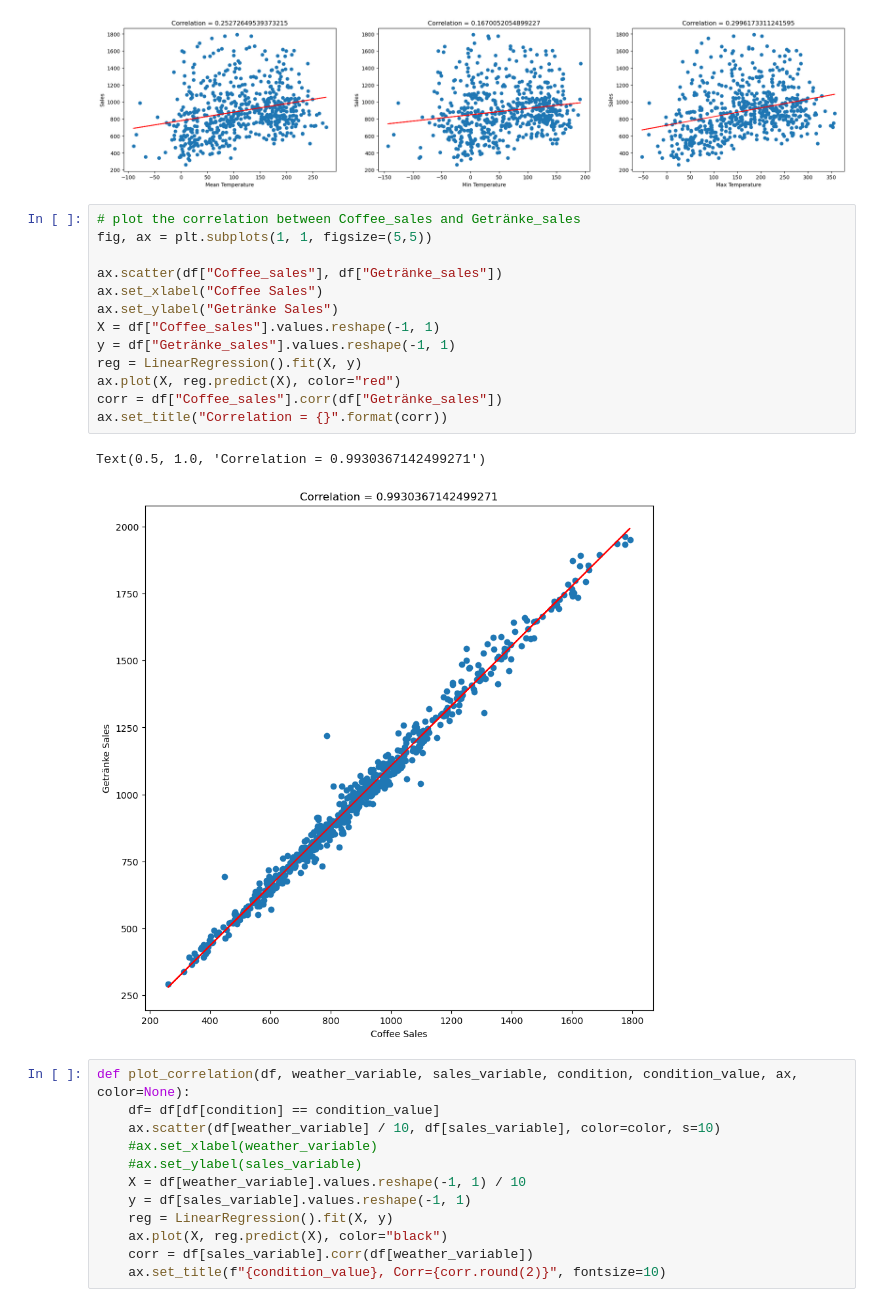
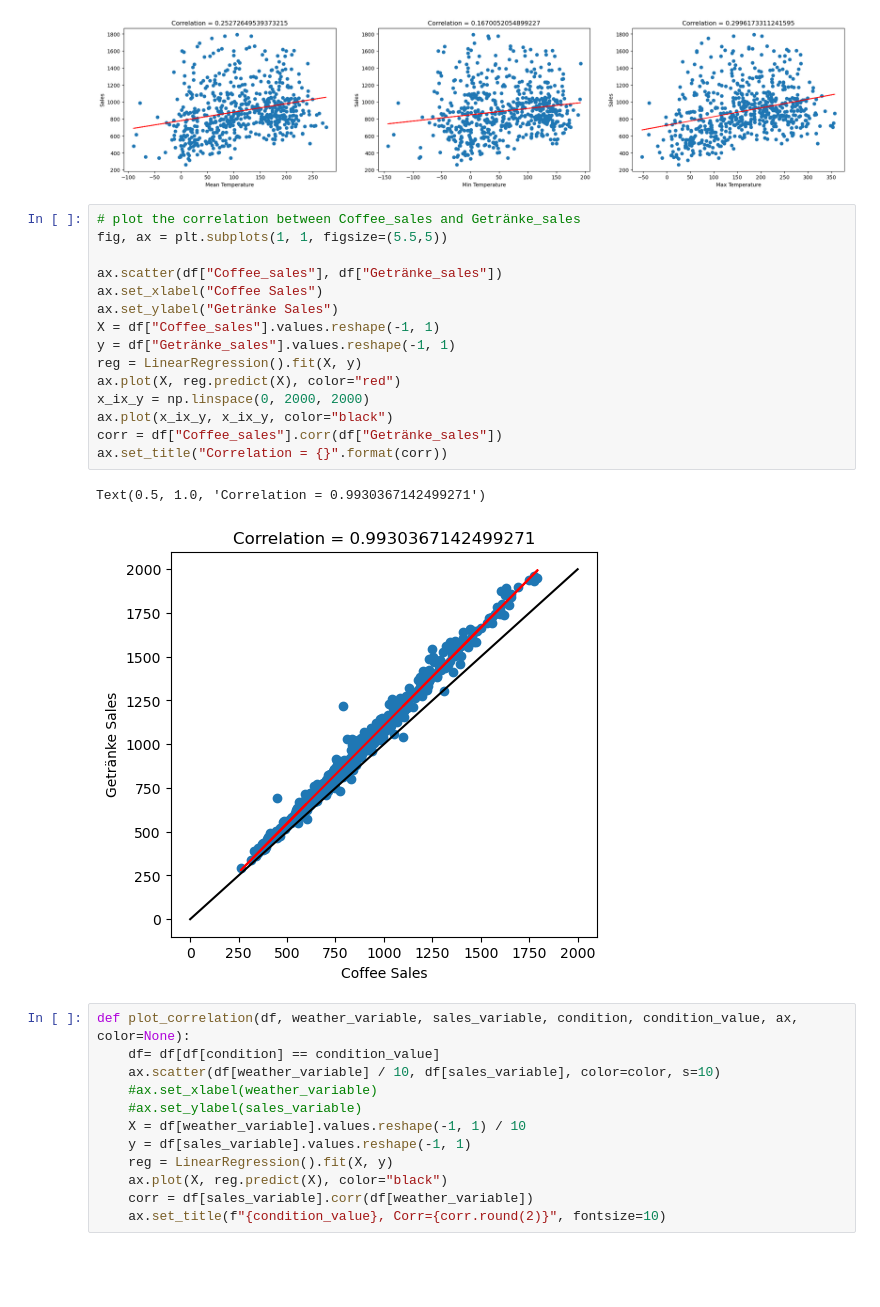
Before and after one commit to magicmagnus/CoffeeClimateCorrelation, a Jupyter notebook: plot_combined_data.ipynb, the cells around one changed output. Saved outputs shown, nothing was run; the diff lists cells and outputs as text; blank space fills up the shorter version.

```diff
--- a/plot_combined_data.ipynb
+++ b/plot_combined_data.ipynb
@@ -67,20 +67,22 @@ Text(0.5, 1.0, 'Correlation = 0.2996173311241595')
 [figure]
 # %%
 # plot the correlation between Coffee_sales and Getränke_sales
-fig, ax = plt.subplots(1, 1, figsize=(5,5))
+fig, ax = plt.subplots(1, 1, figsize=(5.5,5))
 
 ax.scatter(df["Coffee_sales"], df["Getränke_sales"])
 ax.set_xlabel("Coffee Sales")
 ax.set_ylabel("Getränke Sales")
 X = df["Coffee_sales"].values.reshape(-1, 1)
 y = df["Getränke_sales"].values.reshape(-1, 1)
 reg = LinearRegression().fit(X, y)
 ax.plot(X, reg.predict(X), color="red")
+x_ix_y = np.linspace(0, 2000, 2000)
+ax.plot(x_ix_y, x_ix_y, color="black")
 corr = df["Coffee_sales"].corr(df["Getränke_sales"])
 ax.set_title("Correlation = {}".format(corr))
 # %% [output]
 Text(0.5, 1.0, 'Correlation = 0.9930367142499271')
-[figure, old version]
+[figure, new version]
 # %%
 def plot_correlation(df, weather_variable, sales_variable, condition, condition_value, ax, color=None):
     df= df[df[condition] == condition_value]
```
Also changed, not shown: 5 other files.
